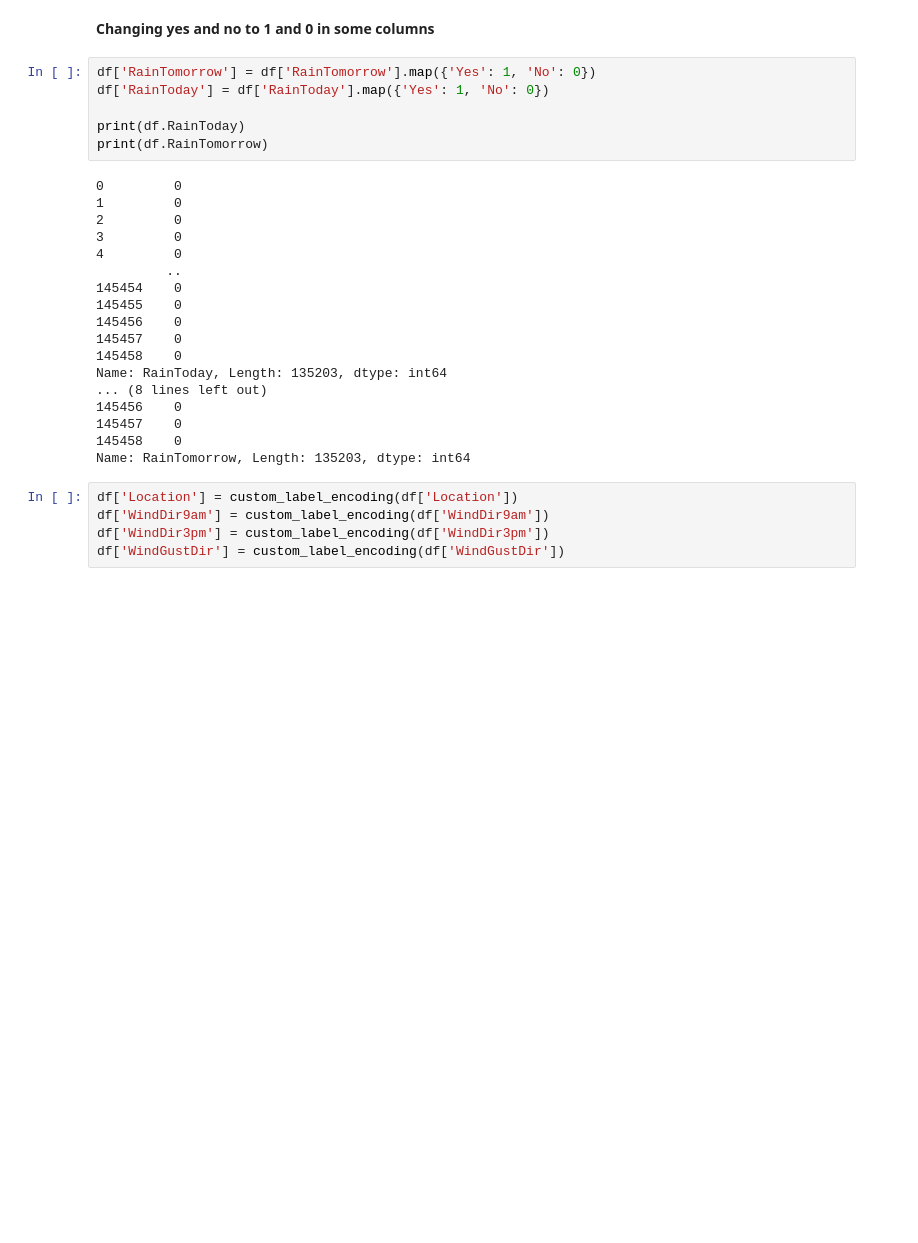
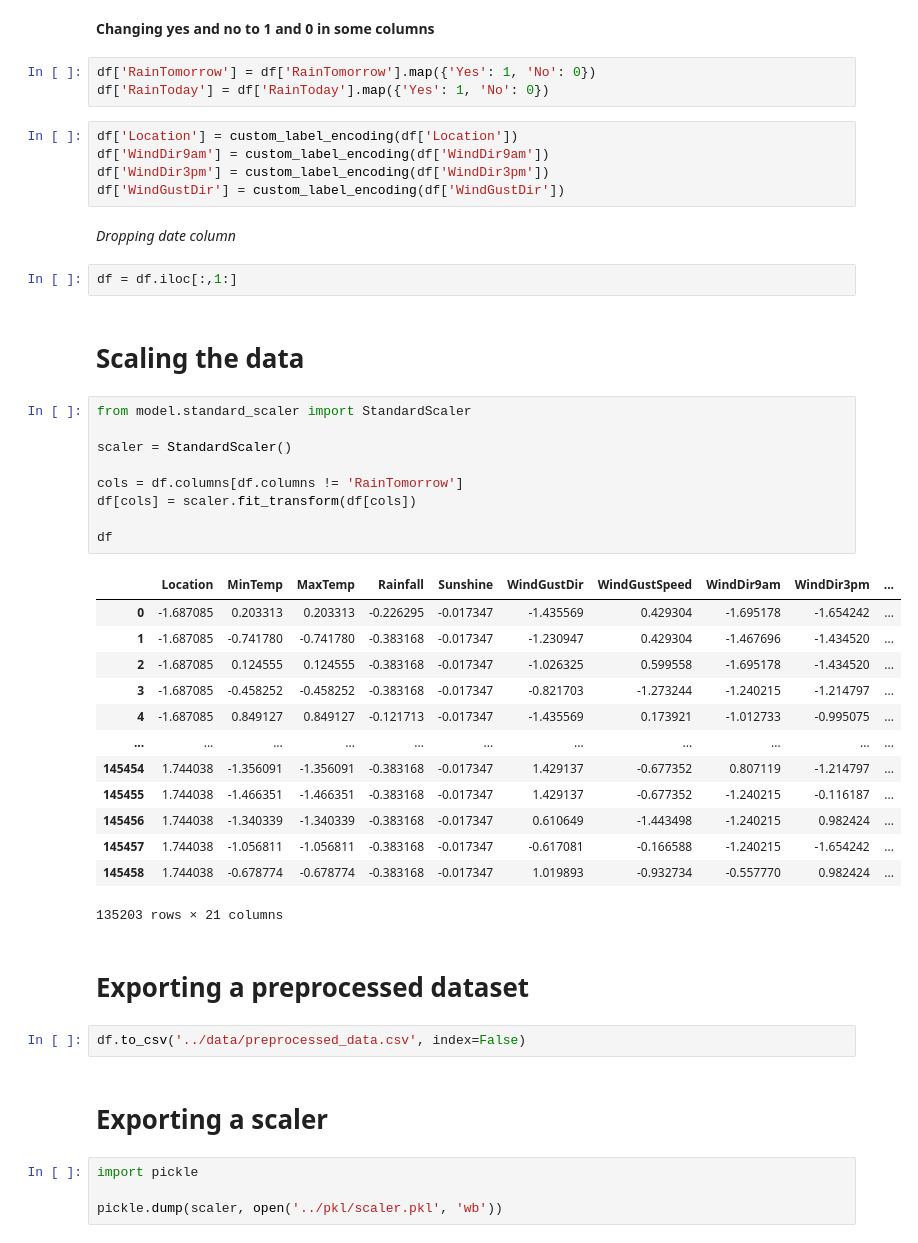
Before and after one commit to VladHolobyn/rain-in-australia-prediction, a Jupyter notebook: notebooks/data-preparation.ipynb, the cells around one changed output. Cells and saved outputs as stored; diff of their text form; blank space fills up the shorter version.

Commit message:
RA-4 Train and evaluate model (#2)
* RA-4 Created metrics

* RA-4 data scaling, small changes in preprocessing notebook

* RA-4 model training

* RA-4 small changes

```diff
--- a/notebooks/data-preparation.ipynb
+++ b/notebooks/data-preparation.ipynb
@@ -319,29 +287,47 @@ plt.show()
 # %%
 df['RainTomorrow'] = df['RainTomorrow'].map({'Yes': 1, 'No': 0})
 df['RainToday'] = df['RainToday'].map({'Yes': 1, 'No': 0})
-
-print(df.RainToday)
-print(df.RainTomorrow)
-# %% [output]
-0         0
-1         0
-2         0
-3         0
-4         0
-         ..
-145454    0
-145455    0
-145456    0
-145457    0
-145458    0
-Name: RainToday, Length: 135203, dtype: int64
-... (8 lines left out)
-145456    0
-145457    0
-145458    0
-Name: RainTomorrow, Length: 135203, dtype: int64
 # %%
 df['Location'] = custom_label_encoding(df['Location'])
 df['WindDir9am'] = custom_label_encoding(df['WindDir9am'])
 df['WindDir3pm'] = custom_label_encoding(df['WindDir3pm'])
 df['WindGustDir'] = custom_label_encoding(df['WindGustDir'])
+# %% [markdown]
+*Dropping date column*
+# %%
+df = df.iloc[:,1:]
+# %% [markdown]
+# **Scaling the data**
+# %%
+from model.standard_scaler import StandardScaler
+
+scaler = StandardScaler()
+
+cols = df.columns[df.columns != 'RainTomorrow']
+df[cols] = scaler.fit_transform(df[cols])
+
+df
+# %% [output]
+|  | Location | MinTemp | MaxTemp | Rainfall | Sunshine | WindGustDir | WindGustSpeed | WindDir9am | WindDir3pm | ... |
+| 0 | -1.687085 | 0.203313 | 0.203313 | -0.226295 | -0.017347 | -1.435569 | 0.429304 | -1.695178 | -1.654242 | ... |
+| 1 | -1.687085 | -0.741780 | -0.741780 | -0.383168 | -0.017347 | -1.230947 | 0.429304 | -1.467696 | -1.434520 | ... |
+| 2 | -1.687085 | 0.124555 | 0.124555 | -0.383168 | -0.017347 | -1.026325 | 0.599558 | -1.695178 | -1.434520 | ... |
+| 3 | -1.687085 | -0.458252 | -0.458252 | -0.383168 | -0.017347 | -0.821703 | -1.273244 | -1.240215 | -1.214797 | ... |
+| 4 | -1.687085 | 0.849127 | 0.849127 | -0.121713 | -0.017347 | -1.435569 | 0.173921 | -1.012733 | -0.995075 | ... |
+| ... | ... | ... | ... | ... | ... | ... | ... | ... | ... | ... |
+| 145454 | 1.744038 | -1.356091 | -1.356091 | -0.383168 | -0.017347 | 1.429137 | -0.677352 | 0.807119 | -1.214797 | ... |
+| 145455 | 1.744038 | -1.466351 | -1.466351 | -0.383168 | -0.017347 | 1.429137 | -0.677352 | -1.240215 | -0.116187 | ... |
+| 145456 | 1.744038 | -1.340339 | -1.340339 | -0.383168 | -0.017347 | 0.610649 | -1.443498 | -1.240215 | 0.982424 | ... |
+| 145457 | 1.744038 | -1.056811 | -1.056811 | -0.383168 | -0.017347 | -0.617081 | -0.166588 | -1.240215 | -1.654242 | ... |
+| 145458 | 1.744038 | -0.678774 | -0.678774 | -0.383168 | -0.017347 | 1.019893 | -0.932734 | -0.557770 | 0.982424 | ... |
+135203 rows × 21 columns
+# %% [markdown]
+# **Exporting a preprocessed dataset**
+# %%
+df.to_csv('../data/preprocessed_data.csv', index=False)
+# %% [markdown]
+# **Exporting a scaler**
+# %%
+import pickle
+
+pickle.dump(scaler, open('../pkl/scaler.pkl', 'wb'))
```
Also changed, not shown: parts of 24 cells of this notebook, 6 other files.
